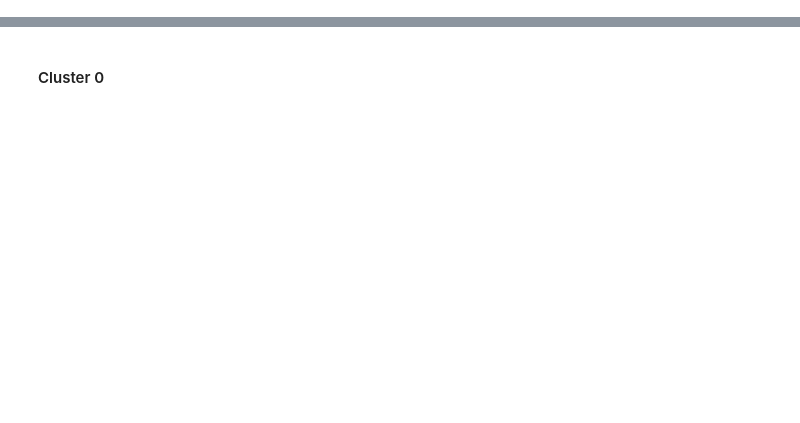
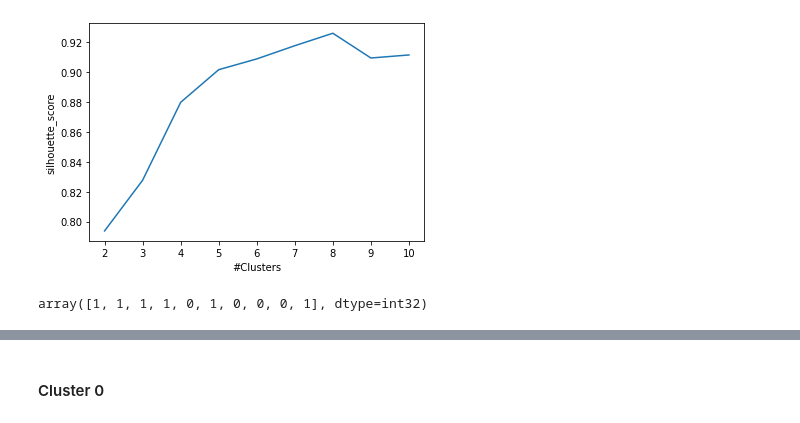
Before and after one commit to yesdeepakmittal/Best_Place_Prediction, a Jupyter notebook: Toronto_Canada.ipynb, the cells around one changed output, grey strips where cells are left out. Cells and saved outputs as stored; diff of their text form; code cells hidden in the pictures; blank space fills up the shorter version.

```diff
--- a/Toronto_Canada.ipynb
+++ b/Toronto_Canada.ipynb
@@ -418,0 +412,24 @@ Examine the Clusters
+# %%
+from sklearn.metrics import silhouette_score
+
+coeff = []
+
+for k in range(2, 11):  #at least 2 clusters are must for silhouette coeff.
+    kmeans = KMeans(n_clusters=k, **kwargs)
+    kmeans.fit(df_mall['Shopping Mall'].to_numpy().reshape(-1,1))
+    score = silhouette_score(df_mall['Shopping Mall'].to_numpy().reshape(-1,1), kmeans.labels_)
+    coeff.append(score)
+# %%
+plt.plot(range(2, 11), coeff)
+plt.xticks(range(2, 11))
+plt.xlabel("#Clusters")
+plt.ylabel("silhouette_score")
+plt.show()
+# %% [output]
+[figure, added]
+# %%
+kmeans = KMeans(n_clusters=3,**kwargs)
+kmeans = kmeans.fit(df_mall['Shopping Mall'].to_numpy().reshape(-1,1))
+kmeans.labels_[:10]
+# %% [output]
+array([1, 1, 1, 1, 0, 1, 0, 0, 0, 1], dtype=int32)
```
Also changed, not shown: parts of 89 cells of this notebook.
